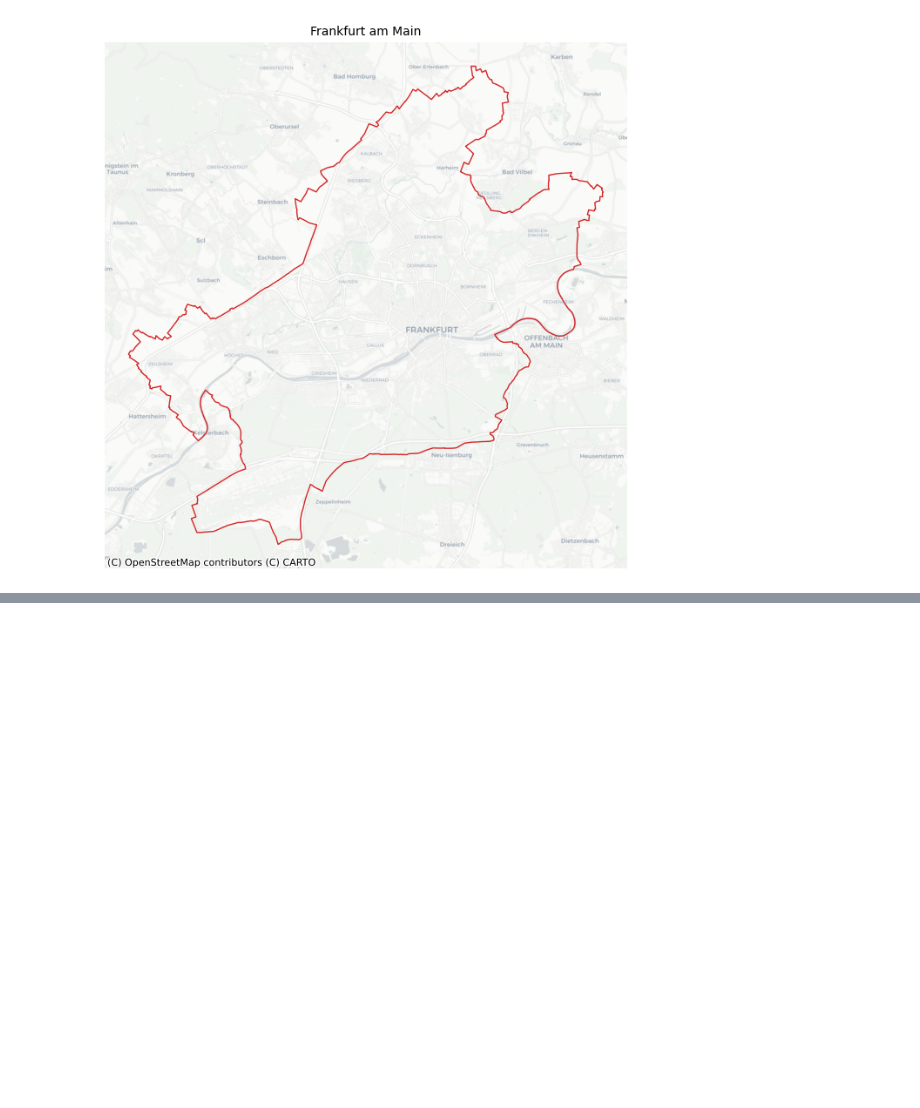
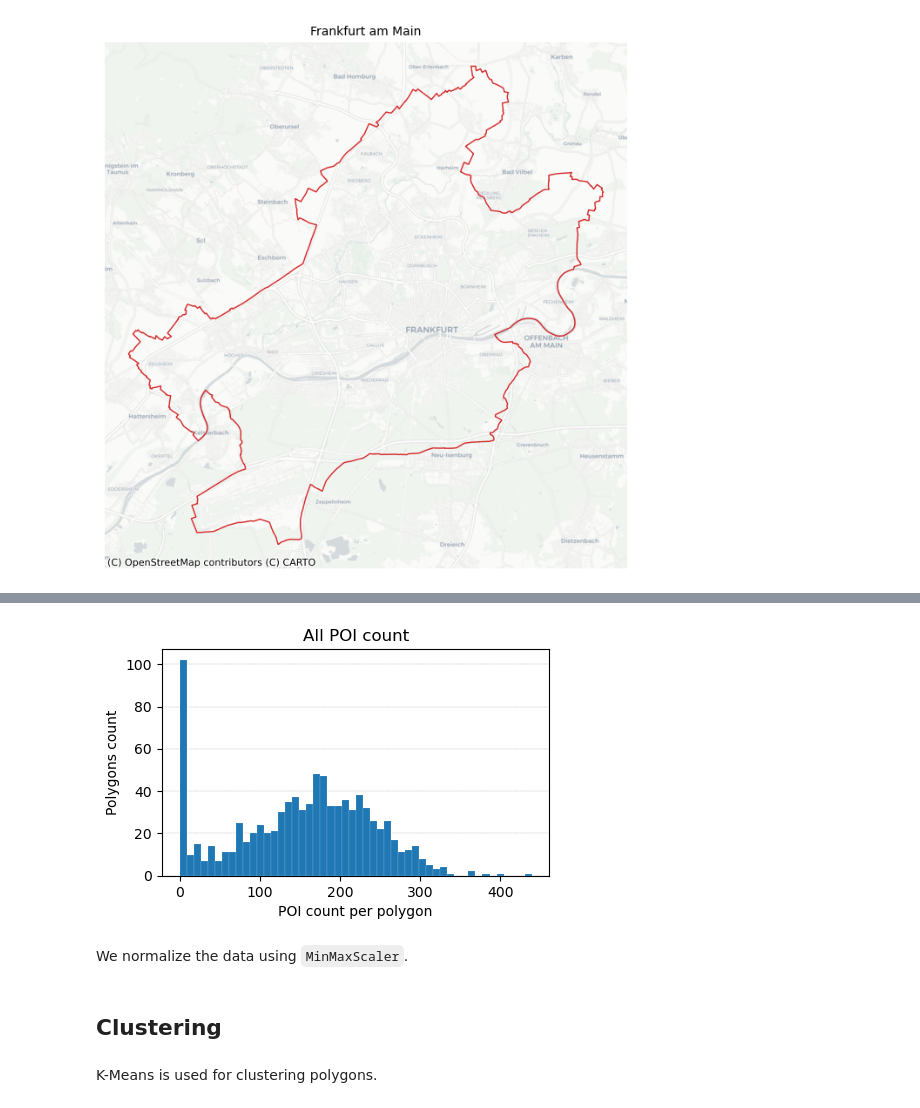
Before and after one commit to siavash-saki/tesspy, a Jupyter notebook: docs/source/example_notebooks/06_Clustering_Urban_Areas.ipynb, the cells around one changed output, grey strips where cells are left out. Cells and saved outputs as stored; diff of their text form; code cells hidden in the pictures; blank space fills up the shorter version.

```diff
--- a/docs/source/example_notebooks/06_Clustering_Urban_Areas.ipynb
+++ b/docs/source/example_notebooks/06_Clustering_Urban_Areas.ipynb
@@ -108,0 +92,6 @@ count_amenity_qk=ffm_sqr_16.merge(amenity_unique_qk.groupby(by='tile_id').count(
+# %%
+# Count POI
+poi_counts= gpd.sjoin(ffm_voronoi_kmeans, poi_geodata, how='left', predicate='contains')
+poi_counts[poi_categories]=poi_counts[poi_categories].applymap(lambda x: np.nan if not x else x)
+poi_counts= poi_counts.groupby(by='tile_id').count().reset_index()
+poi_counts.head()
@@ -108,0 +105,11 @@ count_amenity_qk=ffm_sqr_16.merge(amenity_unique_qk.groupby(by='tile_id').count(
+# %%
+fig,ax=plt.subplots(figsize=(5,3))
+poi_counts['type'].plot(kind='hist', bins=50, ax=ax, lw=0.1, edgecolor='white',zorder=3)
+ax.set_title('All POI count')
+ax.set_xlabel('POI count per polygon')
+ax.set_ylabel('Polygons count')
+ax.grid(axis='y',lw=0.3, ls='--',zorder=0)
+# %% [output]
+[figure, added]
+# %% [markdown]
+We normalize the data using `MinMaxScaler`.
@@ -108,0 +119,4 @@ count_amenity_qk=ffm_sqr_16.merge(amenity_unique_qk.groupby(by='tile_id').count(
+# %% [markdown]
+## Clustering
+# %% [markdown]
+K-Means is used for clustering polygons.
```
Also changed, not shown: parts of 34 cells of this notebook, 3 other files.
